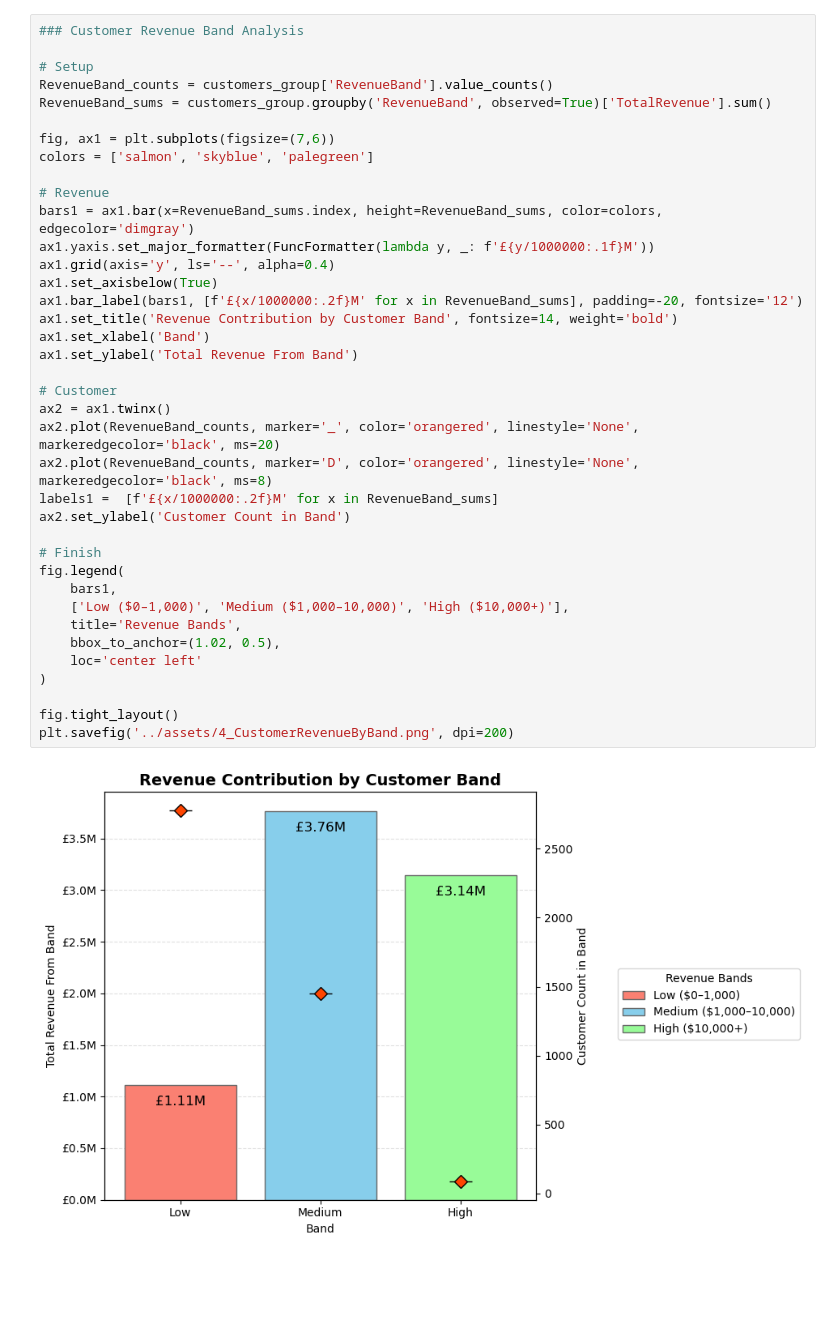
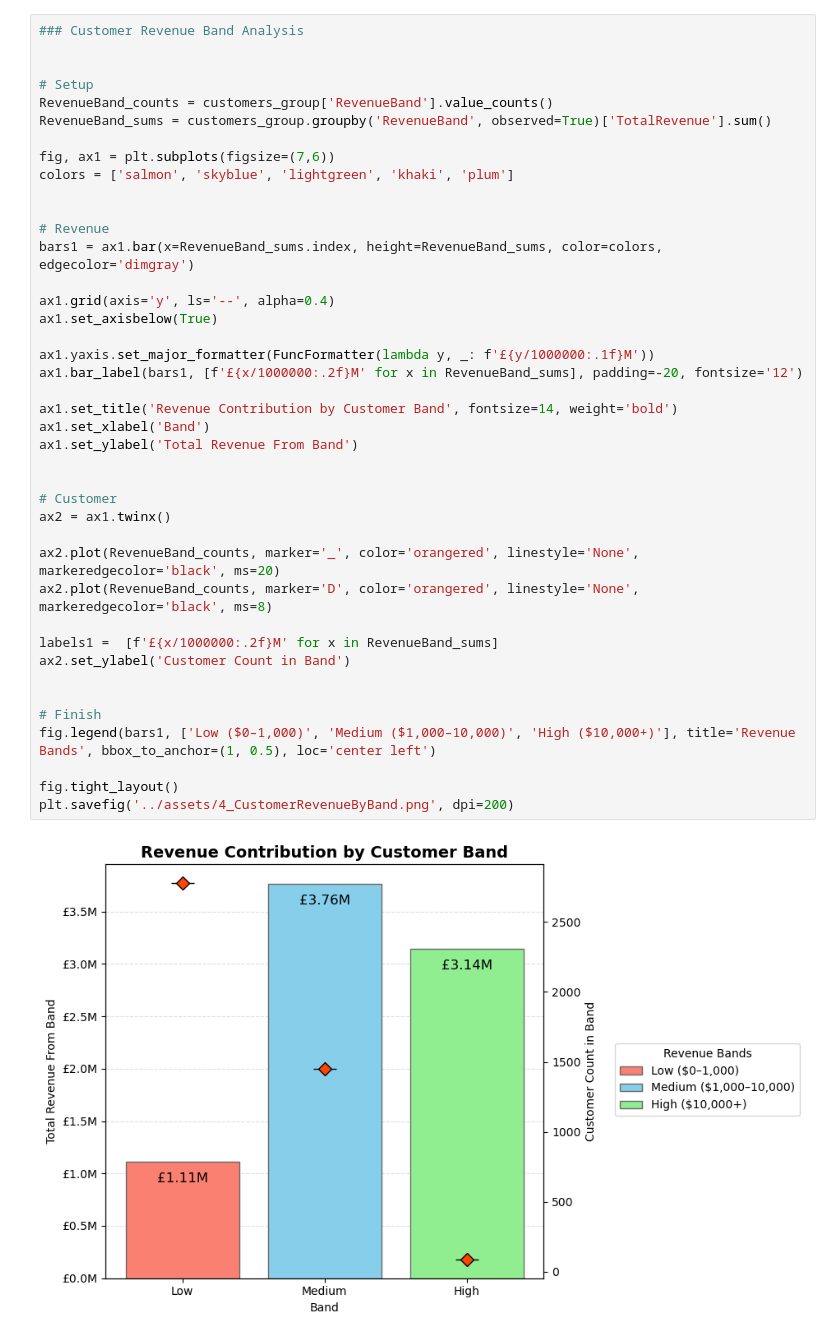
Before and after one commit to EdwardHowell627/Python_Online_Sales_Analysis, a Jupyter notebook: analysis/2_customers.ipynb, the cells around one changed output. Cells and saved outputs as stored; diff of their text form; blank space fills up the shorter version.

```diff
--- a/analysis/2_customers.ipynb
+++ b/analysis/2_customers.ipynb
@@ -43,44 +46,47 @@ customers_group['RevenueBand'] = pd.cut(
 df = df.merge(customers_group[['CustomerID', 'RevenueBand']], on='CustomerID', how='left')
 # %%
 ### Customer Revenue Band Analysis
+
 
 # Setup
 RevenueBand_counts = customers_group['RevenueBand'].value_counts()
 RevenueBand_sums = customers_group.groupby('RevenueBand', observed=True)['TotalRevenue'].sum()
 
 fig, ax1 = plt.subplots(figsize=(7,6))
-colors = ['salmon', 'skyblue', 'palegreen']
+colors = ['salmon', 'skyblue', 'lightgreen', 'khaki', 'plum']
+
 
 # Revenue
 bars1 = ax1.bar(x=RevenueBand_sums.index, height=RevenueBand_sums, color=colors, edgecolor='dimgray')
-ax1.yaxis.set_major_formatter(FuncFormatter(lambda y, _: f'£{y/1000000:.1f}M'))
+
 ax1.grid(axis='y', ls='--', alpha=0.4)
 ax1.set_axisbelow(True)
+
+ax1.yaxis.set_major_formatter(FuncFormatter(lambda y, _: f'£{y/1000000:.1f}M'))
 ax1.bar_label(bars1, [f'£{x/1000000:.2f}M' for x in RevenueBand_sums], padding=-20, fontsize='12')
+
 ax1.set_title('Revenue Contribution by Customer Band', fontsize=14, weight='bold')
 ax1.set_xlabel('Band')
 ax1.set_ylabel('Total Revenue From Band')
 
+
 # Customer
 ax2 = ax1.twinx()
+
 ax2.plot(RevenueBand_counts, marker='_', color='orangered', linestyle='None', markeredgecolor='black', ms=20)
 ax2.plot(RevenueBand_counts, marker='D', color='orangered', linestyle='None', markeredgecolor='black', ms=8)
+
 labels1 =  [f'£{x/1000000:.2f}M' for x in RevenueBand_sums]
 ax2.set_ylabel('Customer Count in Band')
 
+
 # Finish
-fig.legend(
-    bars1,
-    ['Low ($0–1,000)', 'Medium ($1,000–10,000)', 'High ($10,000+)'],
-    title='Revenue Bands',
-    bbox_to_anchor=(1.02, 0.5),
-    loc='center left'
-)
+fig.legend(bars1, ['Low ($0–1,000)', 'Medium ($1,000–10,000)', 'High ($10,000+)'], title='Revenue Bands', bbox_to_anchor=(1, 0.5), loc='center left')
 
 fig.tight_layout()
 plt.savefig('../assets/4_CustomerRevenueByBand.png', dpi=200)
 # %% [output]
-[figure, old version]
+[figure, new version]
 # %%
 ### Monthly Revenue Analysis
 
```
Also changed, not shown: parts of 4 cells of this notebook, 6 other files.
